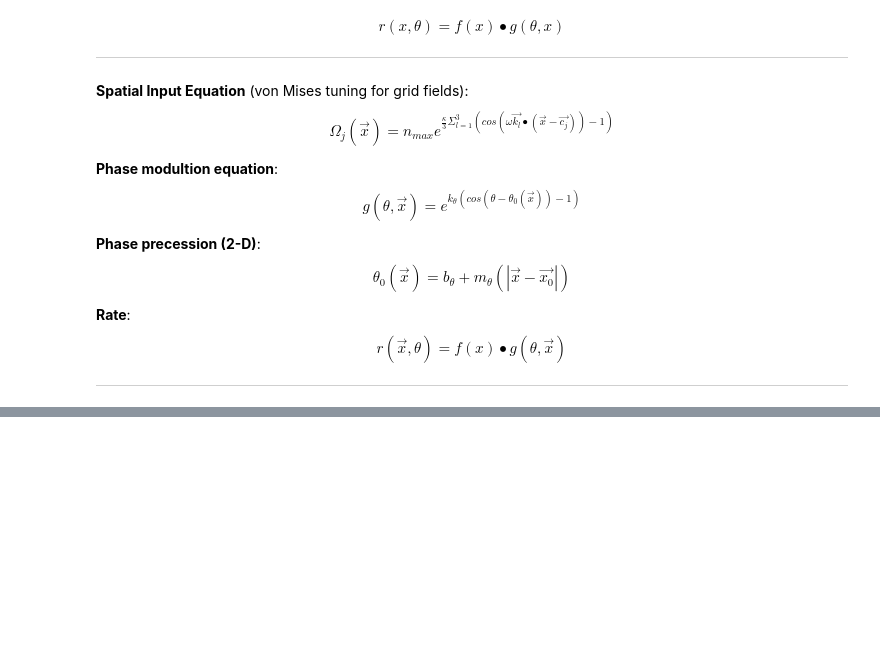
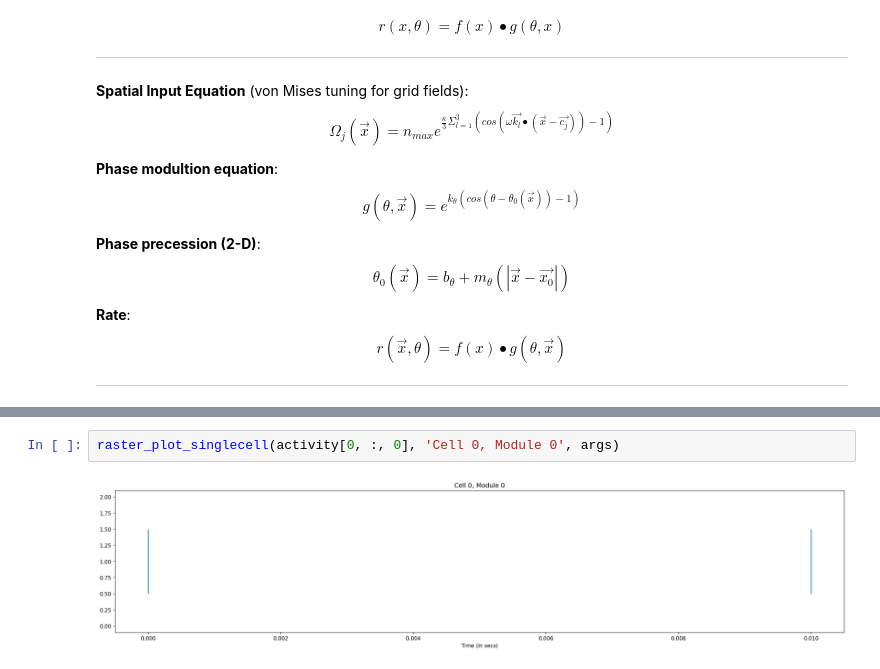
Before and after one commit to divyanshgupt/travelling-wave-mec, a Jupyter notebook: Raster_Plot_Theta_Cycle_1D.ipynb, the cells around one changed output, grey strips where cells are left out. Saved outputs shown, nothing was run; the diff lists cells and outputs as text; blank space fills up the shorter version.

```diff
--- a/Raster_Plot_Theta_Cycle_1D.ipynb
+++ b/Raster_Plot_Theta_Cycle_1D.ipynb
@@ -294,0 +360,4 @@ def raster_plot_module(activity, args):
+# %%
+raster_plot_singlecell(activity[0, :, 0], 'Cell 0, Module 0', args)
+# %% [output]
+[figure, added]
```
Also changed, not shown: parts of 27 cells of this notebook.
